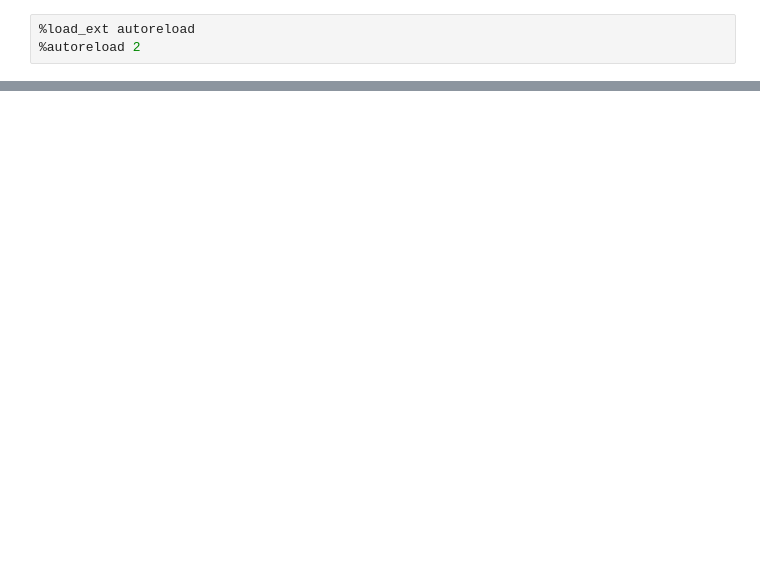
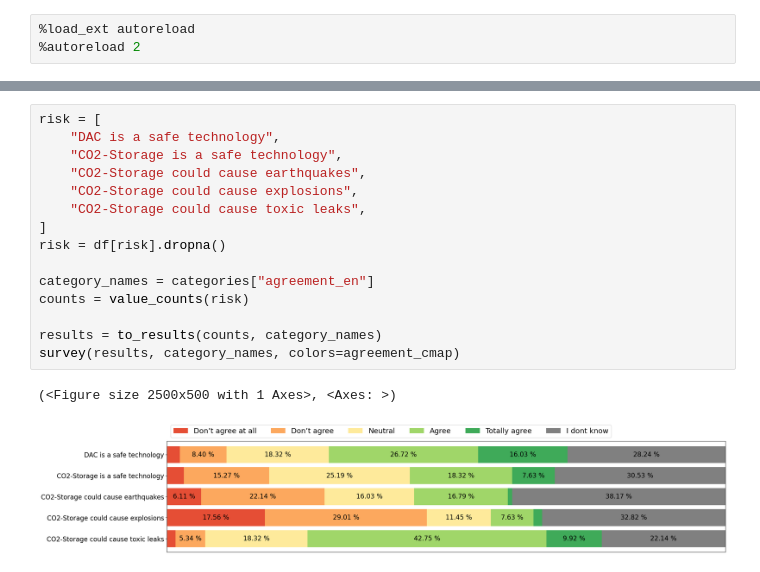
Before and after one commit to climate-service-center/dacstore, a Jupyter notebook: dacstore/poster-plots.ipynb, the cells around one changed output, grey strips where cells are left out. Cells and saved outputs as stored; diff of their text form; blank space fills up the shorter version.

```diff
--- a/dacstore/poster-plots.ipynb
+++ b/dacstore/poster-plots.ipynb
@@ -236,0 +166,18 @@ plt.show()
+# %%
+risk = [
+    "DAC is a safe technology",
+    "CO2-Storage is a safe technology",
+    "CO2-Storage could cause earthquakes",
+    "CO2-Storage could cause explosions",
+    "CO2-Storage could cause toxic leaks",
+]
+risk = df[risk].dropna()
+
+category_names = categories["agreement_en"]
+counts = value_counts(risk)
+
+results = to_results(counts, category_names)
+survey(results, category_names, colors=agreement_cmap)
+# %% [output]
+(<Figure size 2500x500 with 1 Axes>, <Axes: >)
+[figure, added]
```
Also changed, not shown: parts of 12 cells of this notebook, 3 other files.
